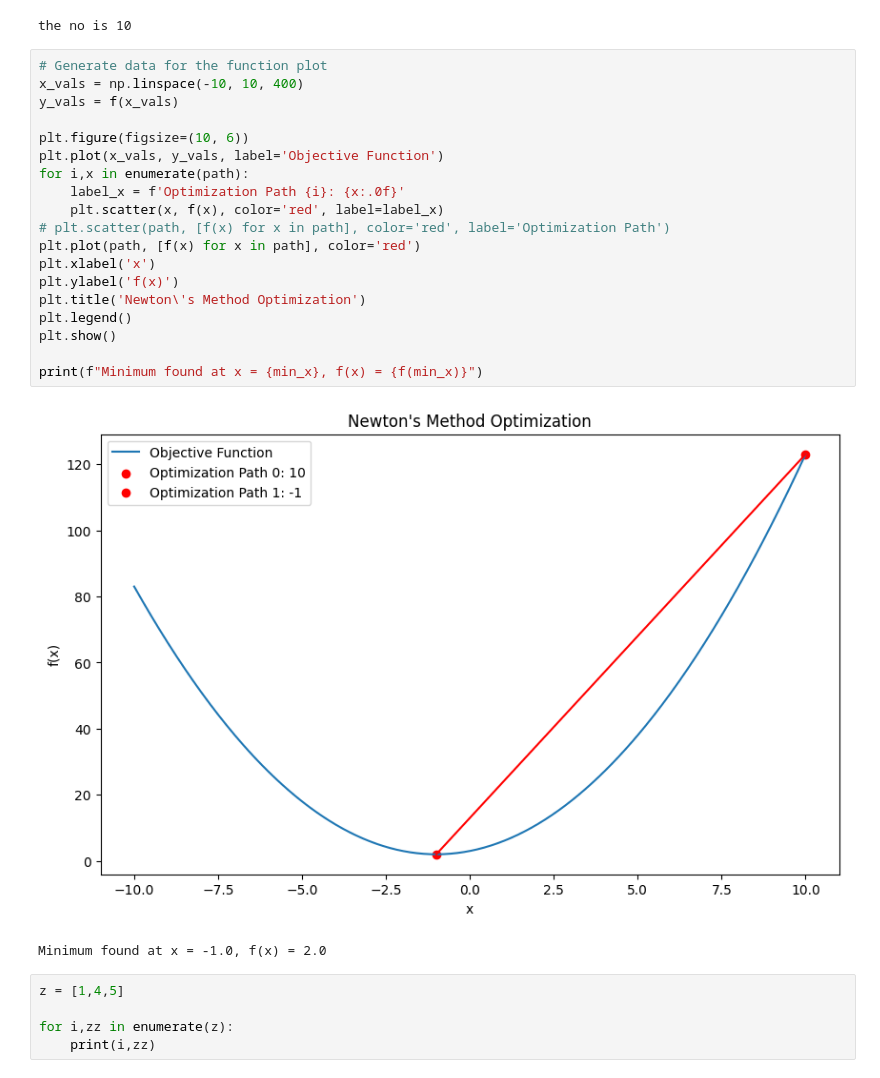
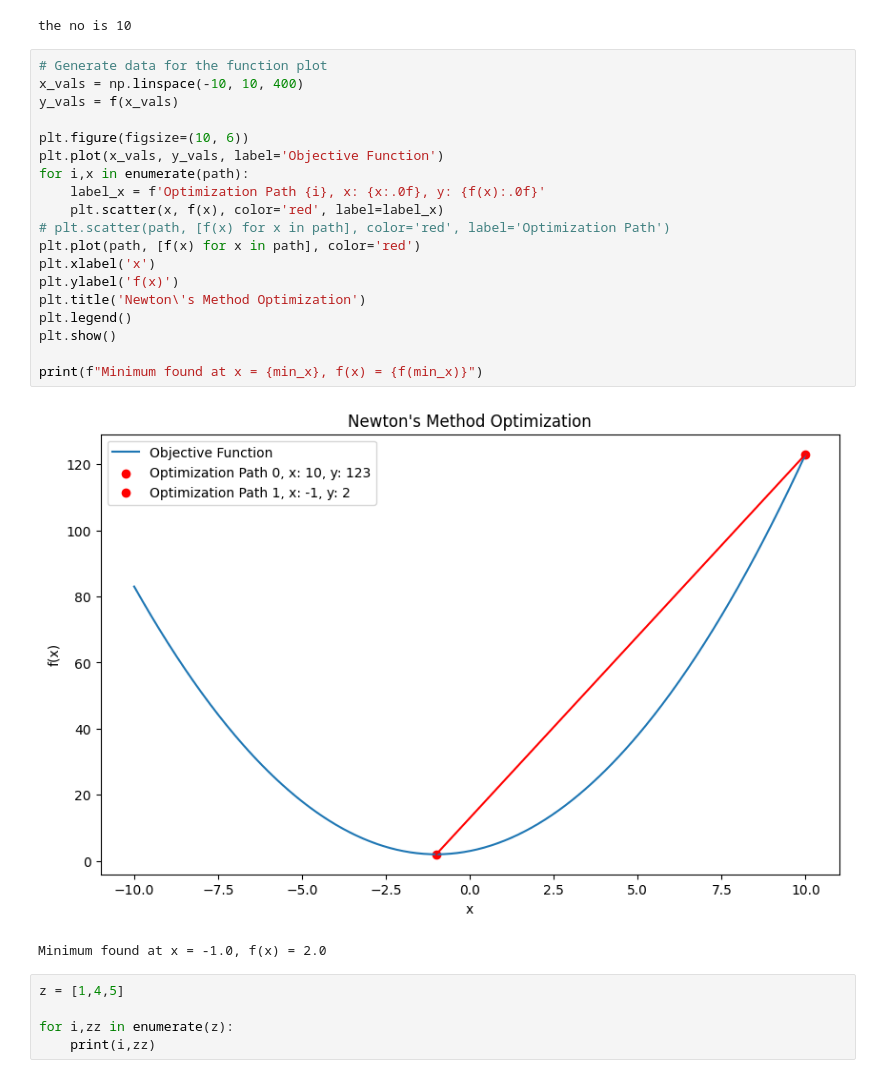
Before and after one commit to toliyang/AI_ML, a Jupyter notebook: ML foundation/8_optimization.ipynb, the cells around one changed output. Saved outputs shown, nothing was run; the diff lists cells and outputs as text.

```diff
--- a/ML foundation/8_optimization.ipynb
+++ b/ML foundation/8_optimization.ipynb
@@ -322,24 +322,24 @@ the no is 10
 # %%
 # Generate data for the function plot
 x_vals = np.linspace(-10, 10, 400)
 y_vals = f(x_vals)
 
 plt.figure(figsize=(10, 6))
 plt.plot(x_vals, y_vals, label='Objective Function')
 for i,x in enumerate(path):
-    label_x = f'Optimization Path {i}: {x:.0f}'
+    label_x = f'Optimization Path {i}, x: {x:.0f}, y: {f(x):.0f}'
     plt.scatter(x, f(x), color='red', label=label_x)
 # plt.scatter(path, [f(x) for x in path], color='red', label='Optimization Path')
 plt.plot(path, [f(x) for x in path], color='red')
 plt.xlabel('x')
 plt.ylabel('f(x)')
 plt.title('Newton\'s Method Optimization')
 plt.legend()
 plt.show()
 
 print(f"Minimum found at x = {min_x}, f(x) = {f(min_x)}")
 # %% [output]
-[figure, old version]
+[figure, new version]
 Minimum found at x = -1.0, f(x) = 2.0
 # %%
 z = [1,4,5]
```
